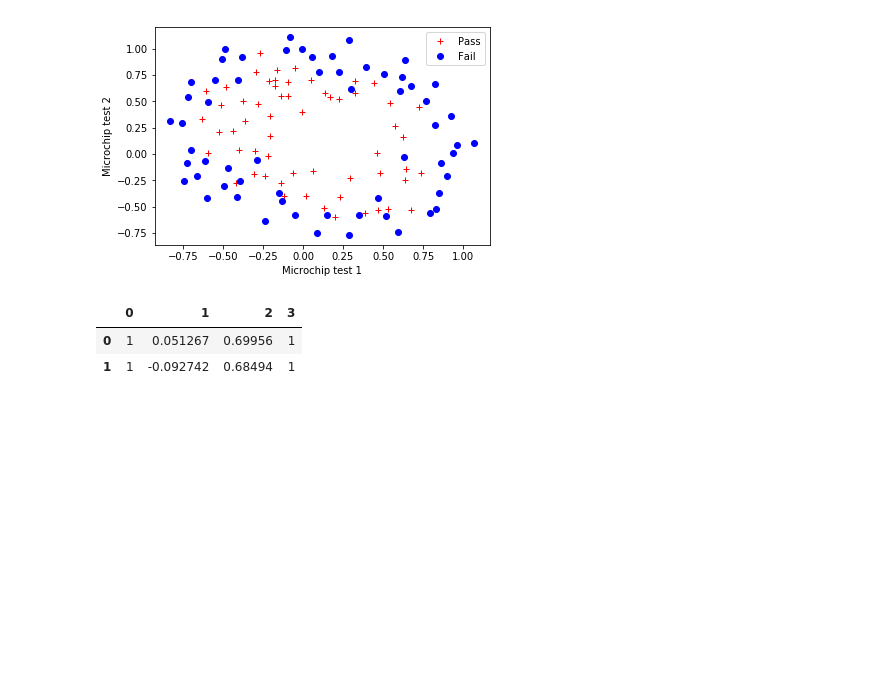
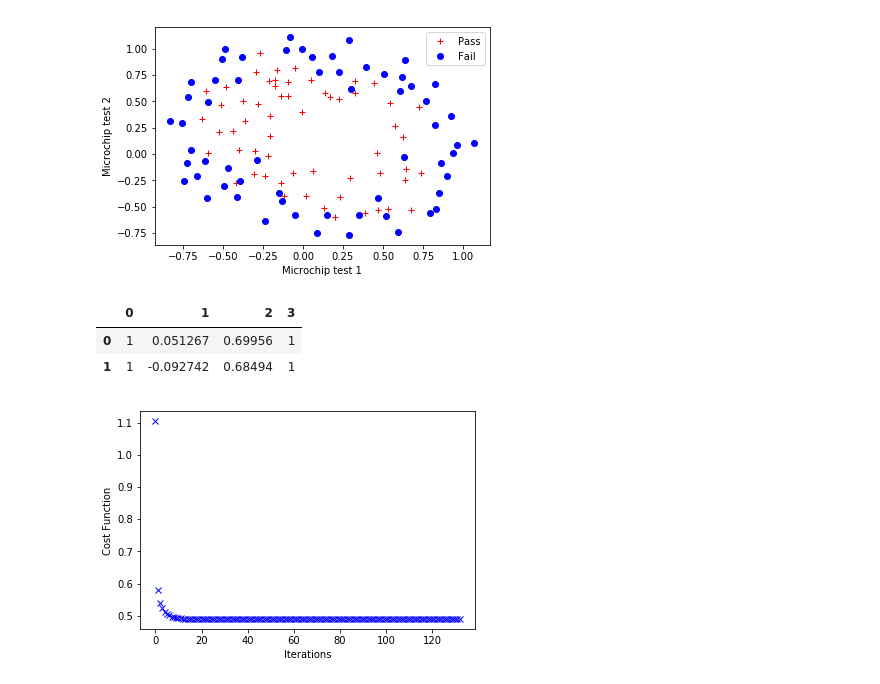
Before and after one commit to iamnikaa/Data-Science, a Jupyter notebook: ex1-ex8-matlab/ex2/solution 2.ipynb, the cells around one changed output. Drawn from its saved outputs; the diff is of its cells as text; code cells hidden in the pictures; blank space fills up the shorter version.

```diff
--- a/ex1-ex8-matlab/ex2/solution 2.ipynb
+++ b/ex1-ex8-matlab/ex2/solution 2.ipynb
@@ -154,9 +154,25 @@ plt.close()
 # %%
 if data2.shape[1] != 4:
     data2.insert(0, 'x', 1)
-    data2.columns = list('0123')
+    data2.columns = [0, 1, 2, 3]
 data2.head(2)
 # %% [output]
 |  | 0 | 1 | 2 | 3 |
 | 0 | 1 | 0.051267 | 0.69956 | 1 |
 | 1 | 1 | -0.092742 | 0.68494 | 1 |
+# %%
+X2 = data2[[0, 1, 2]].values
+Y2 = data2[[3]].values
+X2_map = map_feature(X2, deg=6)
+X2_map_norm, X2_mean, X2_std = scale_feature(X2_map)
+theta2 = np.array([[0.1]*X2_map.shape[1]]).T
+# %%
+theta2_gd, COST2 = grad_descent(X2_map_norm, Y2, theta2, ALPHA=1, ITERS=50000, TOL=1E-10, TYPE='log', LAMBDA=10)
+# %%
+plt.plot(range(len(COST2)), COST2, 'bx')
+plt.xlabel('Iterations')
+plt.ylabel('Cost Function')
+plt.show()
+plt.close()
+# %% [output]
+[figure, added]
```
Also changed, not shown: parts of 6 cells of this notebook, 2 other files.
